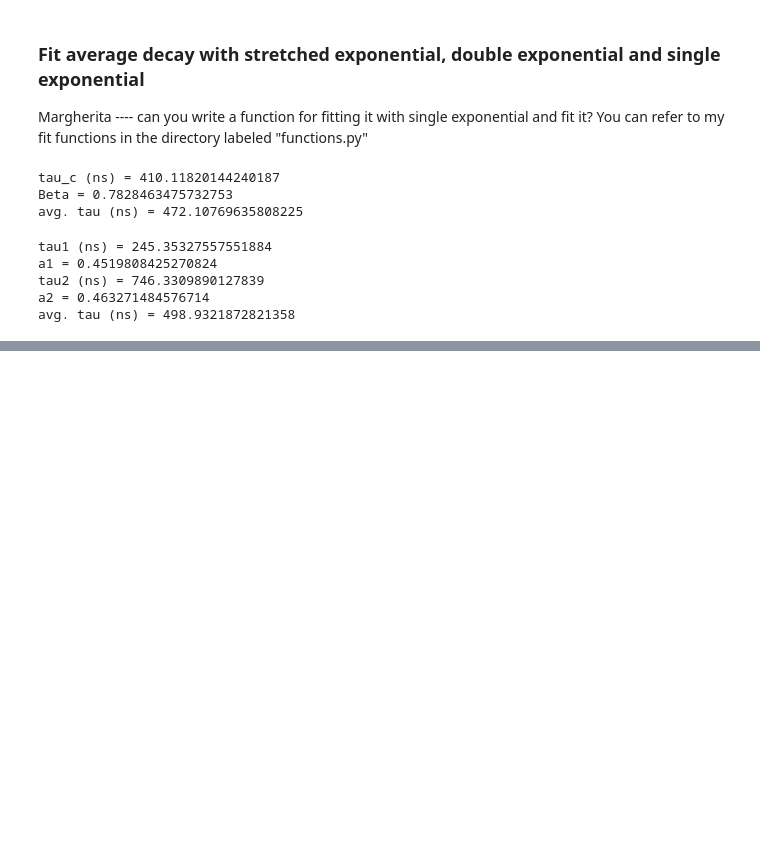
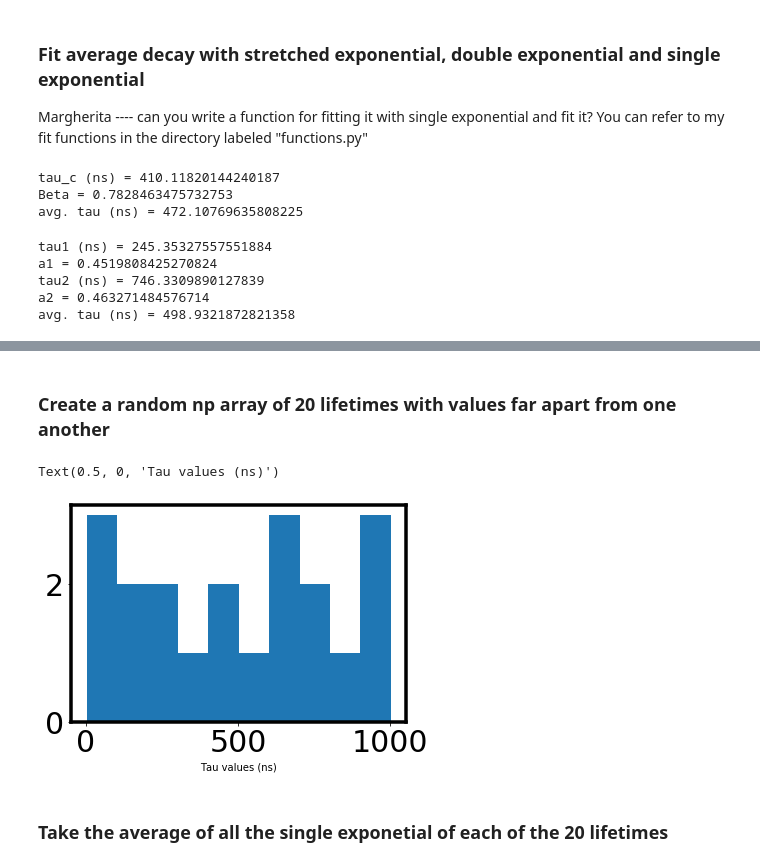
Before and after one commit to mtaddei94/TimeResolvedPL, a Jupyter notebook: TRPL_sim.ipynb, the cells around one changed output, grey strips where cells are left out. Cells and saved outputs as stored; diff of their text form; code cells hidden in the pictures; blank space fills up the shorter version.

Commit message:
problem with graphic fit of 20 far numbers random np array

```diff
--- a/TRPL_sim.ipynb
+++ b/TRPL_sim.ipynb
@@ -102,0 +103,13 @@ plt.legend()
+# %% [markdown]
+### Create a random np array of 20 lifetimes with values far apart from one another
+# %%
+tau_far = np.array([2, 955, 422, 49, 544, 245, 111, 643, 765, 976, 1002, 408, 87, 872, 175, 303, 645, 226, 677, 788])
+# %%
+plt.figure()
+plt.hist(tau_far)
+plt.xlabel("Tau values (ns)")
+# %% [output]
+Text(0.5, 0, 'Tau values (ns)')
+[figure, added]
+# %% [markdown]
+### Take the average of all the single exponetial of each of the 20 lifetimes
```
Also changed, not shown: parts of 10 cells of this notebook.
